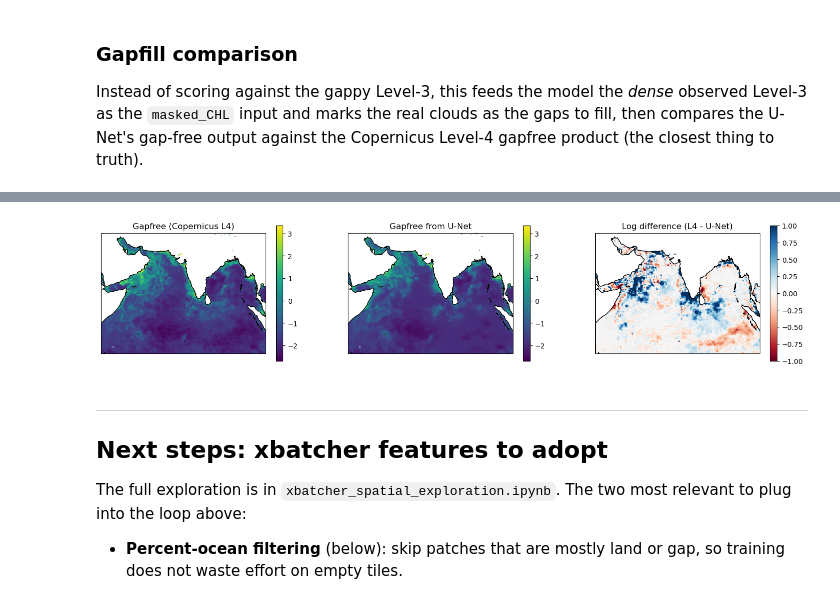
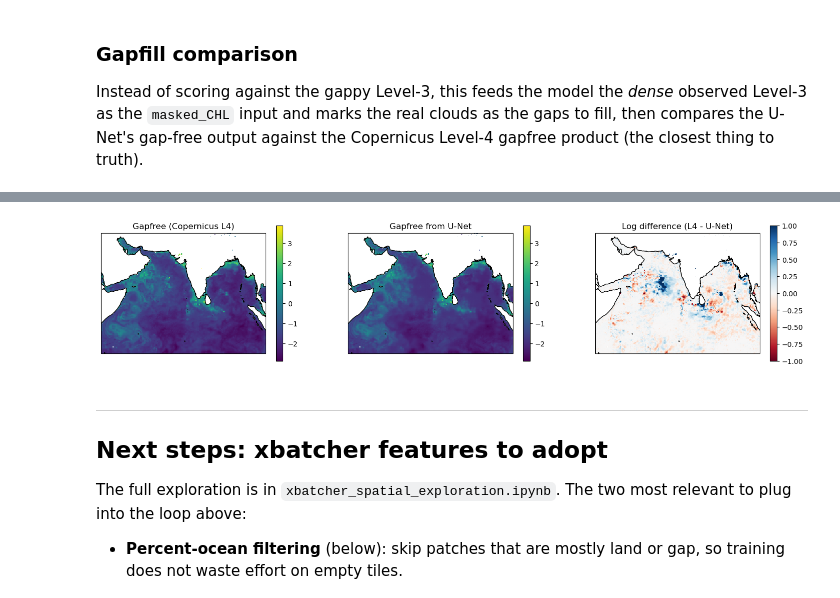
Before and after one commit to SAFS-Varanasi-Internship/mindthegap, a Jupyter notebook: book/3-U_Net-Spatial_Chunked.ipynb, the cells around one changed output, grey strips where cells are left out. Cells and saved outputs as stored; diff of their text form; code cells hidden in the pictures.

```diff
--- a/book/3-U_Net-Spatial_Chunked.ipynb
+++ b/book/3-U_Net-Spatial_Chunked.ipynb
@@ -113,7 +112,9 @@ print("on-disk chunks -> lat:", ds_cropped['CHL_cmes-level3'].chunksizes['lat'],
       " lon:", ds_cropped['CHL_cmes-level3'].chunksizes['lon'])
 # Build only over the years we train/val/test on, not the full 9193-day record.
 t_lo = f'{train_year}-01-01'
-t_hi = f'{train_year + train_range + val_range + test_range}-01-01'
+t_hi = '2021-01-01'          # was 2018; widen so viz/predict dates like 2020 are available
+ds_cropped = ds_cropped.sel(time=slice(t_lo, t_hi))
+
 ds_cropped = ds_cropped.sel(time=slice(t_lo, t_hi))
 print("time-subset grid:", dict(ds_cropped.sizes))
 
@@ -340,3 +247,8 @@ Test MAE: 0.020690832287073135
+# %%
+model_name = 'UNet_Spatial_mse'
+folder_path = f'models/{zarr_label}'
+os.makedirs(folder_path, exist_ok=True)
+model = tf.keras.models.load_model(f'models/{zarr_label}/{model_name}.keras')
 # %% [markdown]
 ## 6. Visualizations
 
@@ -433,5 +343,5 @@ def plot_prediction_gapfill(zarr_raw, model, date_to_predict):
         fig.colorbar(im, ax=ax, shrink=0.7)
     plt.show()
 
-plot_prediction_gapfill(ds_cropped, model, f'{train_year+train_range+val_range}-09-08')
+plot_prediction_gapfill(ds_cropped, model, f'2020-09-08')
 # %% [output]
@@ -438,4 +350,4 @@ plot_prediction_gapfill(ds_cropped, model, f'{train_year+train_range+val_range}-
-[figure, old version]
+[figure, new version]
 # %% [markdown]
 ---
 ## Next steps: xbatcher features to adopt
```
Also changed, not shown: parts of 10 cells of this notebook, 4 other files.
